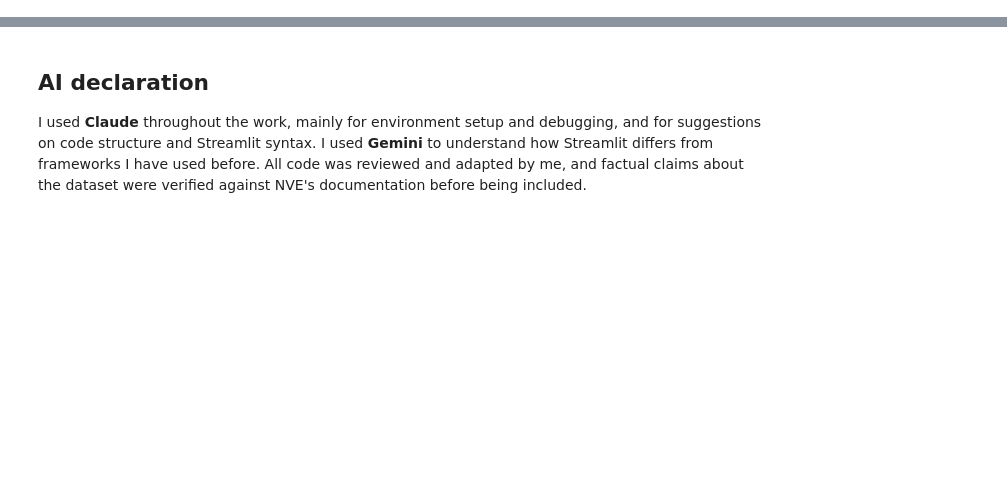
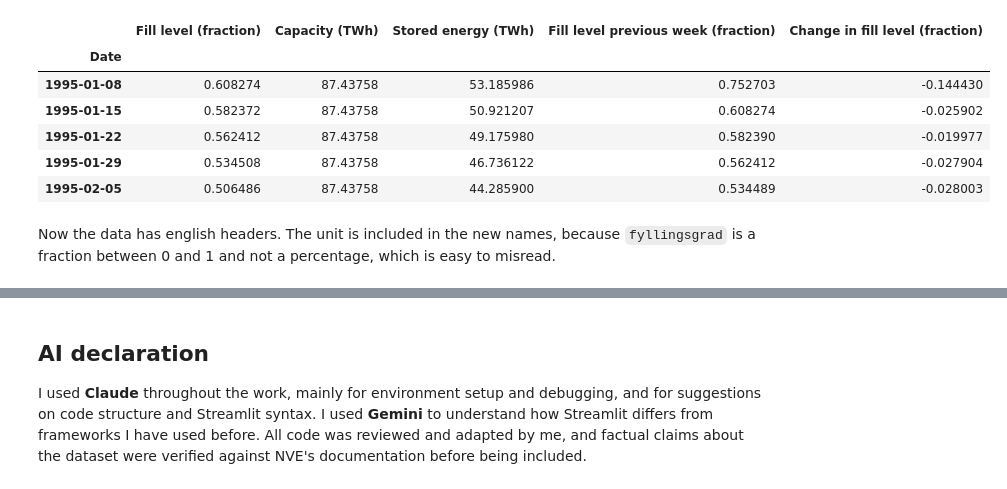
Before and after one commit to SaraGjerlow/ind320-SaraGjerlow, a Jupyter notebook: notebooks/part1.ipynb, the cells around one changed output, grey strips where cells are left out. Cells and saved outputs as stored; diff of their text form; code cells hidden in the pictures; blank space fills up the shorter version.

```diff
--- a/notebooks/part1.ipynb
+++ b/notebooks/part1.ipynb
@@ -298,0 +100,35 @@ writing anything.
+# %%
+# Keep the date and the five measurement columns
+data = national[[
+    "dato_Id",
+    "fyllingsgrad",
+    "kapasitet_TWh",
+    "fylling_TWh",
+    "fyllingsgrad_forrige_uke",
+    "endring_fyllingsgrad",
+]]
+
+# Translate the Norwegian headers to English
+data = data.rename(columns={
+    "dato_Id": "Date",
+    "fyllingsgrad": "Fill level (fraction)",
+    "kapasitet_TWh": "Capacity (TWh)",
+    "fylling_TWh": "Stored energy (TWh)",
+    "fyllingsgrad_forrige_uke": "Fill level previous week (fraction)",
+    "endring_fyllingsgrad": "Change in fill level (fraction)",
+})
+
+# Use the date as the row index, so it becomes the x-axis in the plots
+data = data.set_index("Date")
+
+data.head()
+# %% [output]
+|  | Fill level (fraction) | Capacity (TWh) | Stored energy (TWh) | Fill level previous week (fraction) | Change in fill level (fraction) |
+| Date |  |  |  |  |  |
+| 1995-01-08 | 0.608274 | 87.43758 | 53.185986 | 0.752703 | -0.144430 |
+| 1995-01-15 | 0.582372 | 87.43758 | 50.921207 | 0.608274 | -0.025902 |
+| 1995-01-22 | 0.562412 | 87.43758 | 49.175980 | 0.582390 | -0.019977 |
+| 1995-01-29 | 0.534508 | 87.43758 | 46.736122 | 0.562412 | -0.027904 |
+| 1995-02-05 | 0.506486 | 87.43758 | 44.285900 | 0.534489 | -0.028003 |
+# %% [markdown]
+Now the data has english headers. The unit is included in the new names, because `fyllingsgrad` is a fraction between 0 and 1 and not a percentage, which is easy to misread.
```
Also changed, not shown: parts of 41 cells of this notebook, 3 other files.
